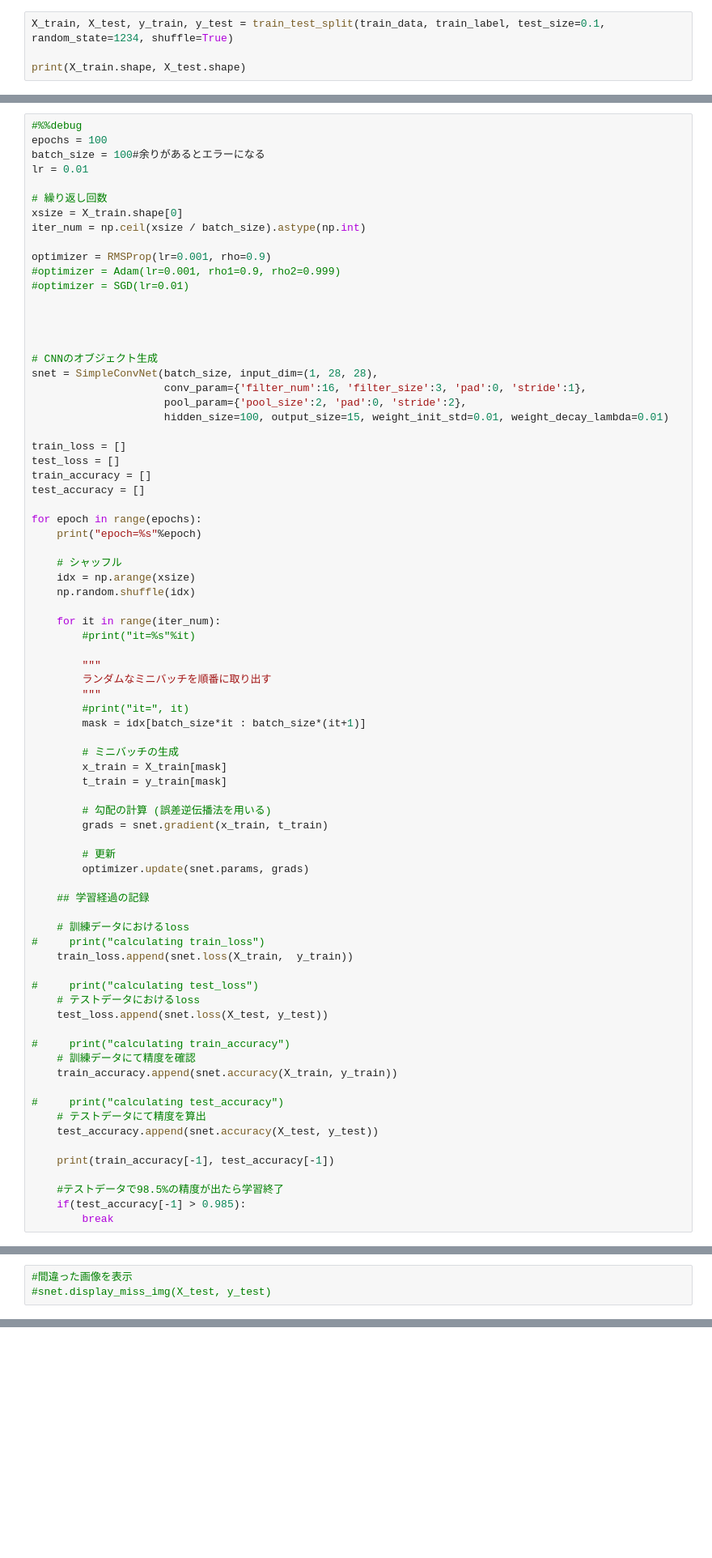
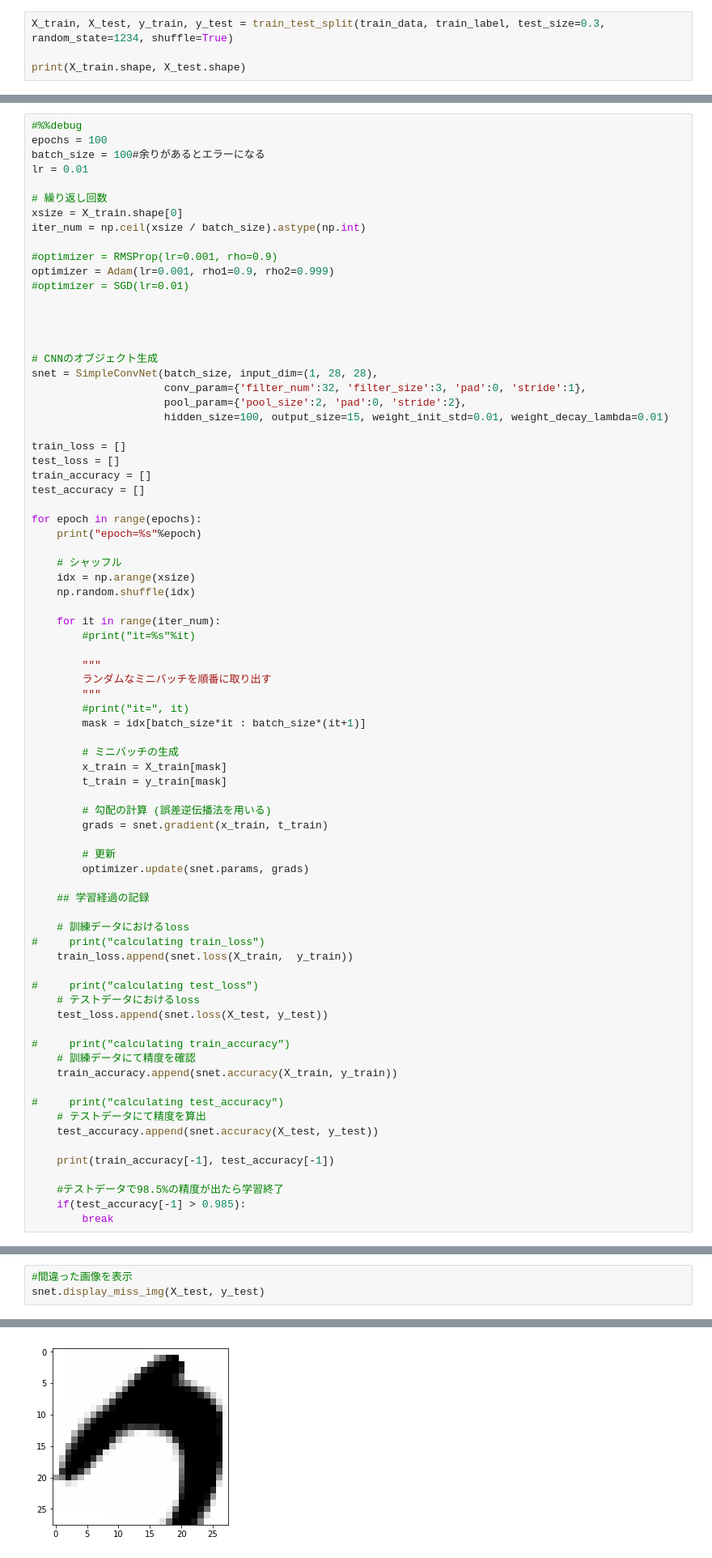
Before and after one commit to xiaoyljxiao/skillupAI, a Jupyter notebook: train.ipynb, the cells around one changed output, grey strips where cells are left out. Shown at 81% size. Saved outputs shown, nothing was run; the diff lists cells and outputs as text; blank space fills up the shorter version.

```diff
--- a/train.ipynb
+++ b/train.ipynb
@@ -77,7 +77,7 @@ train_data = train_data.astype('float32')
 # %% [markdown]
 ## trainとtestに分割する
 # %%
-X_train, X_test, y_train, y_test = train_test_split(train_data, train_label, test_size=0.1, random_state=1234, shuffle=True)
+X_train, X_test, y_train, y_test = train_test_split(train_data, train_label, test_size=0.3, random_state=1234, shuffle=True)
 
 print(X_train.shape, X_test.shape)
 # %% [output]
@@ -94,8 +94,8 @@ lr = 0.01
 xsize = X_train.shape[0]
 iter_num = np.ceil(xsize / batch_size).astype(np.int)
 
-optimizer = RMSProp(lr=0.001, rho=0.9)
-#optimizer = Adam(lr=0.001, rho1=0.9, rho2=0.999)
+#optimizer = RMSProp(lr=0.001, rho=0.9)
+optimizer = Adam(lr=0.001, rho1=0.9, rho2=0.999)
 #optimizer = SGD(lr=0.01)
 
 
@@ -103,7 +103,7 @@ optimizer = RMSProp(lr=0.001, rho=0.9)
 
 # CNNのオブジェクト生成
 snet = SimpleConvNet(batch_size, input_dim=(1, 28, 28),
-                     conv_param={'filter_num':16, 'filter_size':3, 'pad':0, 'stride':1},
+                     conv_param={'filter_num':32, 'filter_size':3, 'pad':0, 'stride':1},
                      pool_param={'pool_size':2, 'pad':0, 'stride':2},
                      hidden_size=100, output_size=15, weight_init_std=0.01, weight_decay_lambda=0.01)
 
@@ -177,3 +212,4 @@ plt.show()
 # %%
 #間違った画像を表示
-#snet.display_miss_img(X_test, y_test)
+snet.display_miss_img(X_test, y_test)
+# %% [output]
@@ -179,0 +218 @@ plt.show()
+[figure, added]
```
Also changed, not shown: parts of 4 cells of this notebook, 1 other file.
